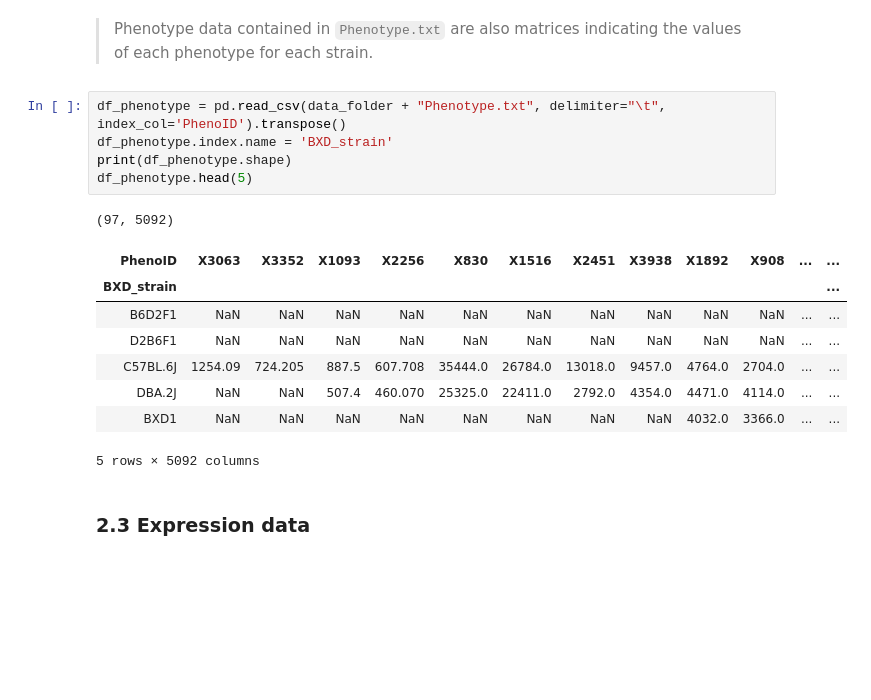
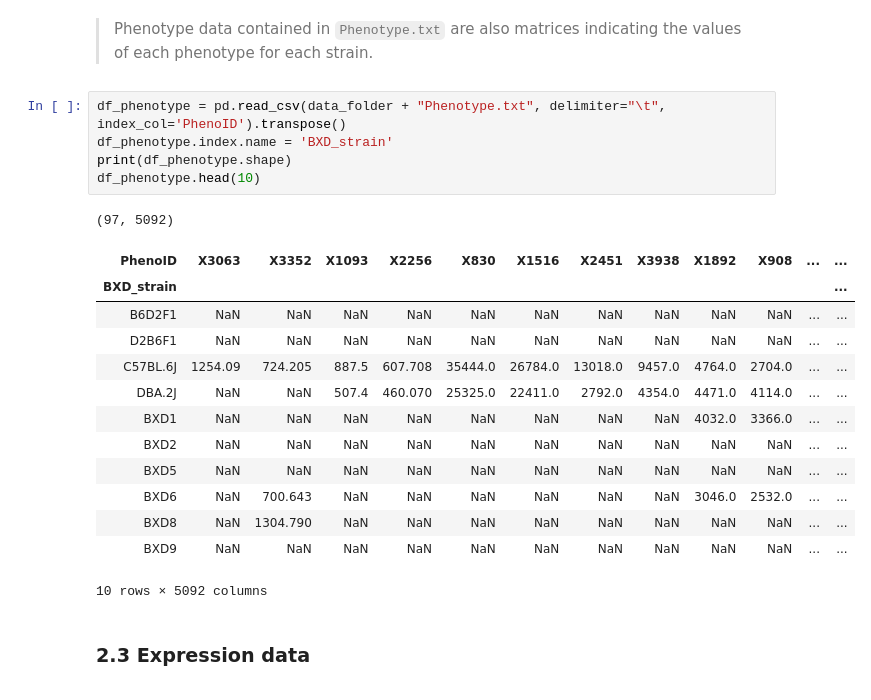
Before and after one commit to raphaelreiss/Network_tour_of_mice_genetics, a Jupyter notebook: ntds_project.ipynb, the cells around one changed output. Cells and saved outputs as stored; diff of their text form; blank space fills up the shorter version.

```diff
--- a/ntds_project.ipynb
+++ b/ntds_project.ipynb
@@ -67,18 +75,23 @@ df_genotype.head()
 # %%
 df_phenotype = pd.read_csv(data_folder + "Phenotype.txt", delimiter="\t", index_col='PhenoID').transpose()
 df_phenotype.index.name = 'BXD_strain'
 print(df_phenotype.shape)
-df_phenotype.head(5)
+df_phenotype.head(10)
 # %% [output]
 (97, 5092)
 | PhenoID | X3063 | X3352 | X1093 | X2256 | X830 | X1516 | X2451 | X3938 | X1892 | X908 | ... | ... |
 | BXD_strain |  |  |  |  |  |  |  |  |  |  |  | ... |
 | B6D2F1 | NaN | NaN | NaN | NaN | NaN | NaN | NaN | NaN | NaN | NaN | ... | ... |
 | D2B6F1 | NaN | NaN | NaN | NaN | NaN | NaN | NaN | NaN | NaN | NaN | ... | ... |
 | C57BL.6J | 1254.09 | 724.205 | 887.5 | 607.708 | 35444.0 | 26784.0 | 13018.0 | 9457.0 | 4764.0 | 2704.0 | ... | ... |
 | DBA.2J | NaN | NaN | 507.4 | 460.070 | 25325.0 | 22411.0 | 2792.0 | 4354.0 | 4471.0 | 4114.0 | ... | ... |
 | BXD1 | NaN | NaN | NaN | NaN | NaN | NaN | NaN | NaN | 4032.0 | 3366.0 | ... | ... |
+| BXD2 | NaN | NaN | NaN | NaN | NaN | NaN | NaN | NaN | NaN | NaN | ... | ... |
+| BXD5 | NaN | NaN | NaN | NaN | NaN | NaN | NaN | NaN | NaN | NaN | ... | ... |
+| BXD6 | NaN | 700.643 | NaN | NaN | NaN | NaN | NaN | NaN | 3046.0 | 2532.0 | ... | ... |
+| BXD8 | NaN | 1304.790 | NaN | NaN | NaN | NaN | NaN | NaN | NaN | NaN | ... | ... |
+| BXD9 | NaN | NaN | NaN | NaN | NaN | NaN | NaN | NaN | NaN | NaN | ... | ... |
-5 rows × 5092 columns
+10 rows × 5092 columns
 # %% [markdown]
 ### 2.3 Expression data
 <a id='expression'></a>
```
Also changed, not shown: parts of 31 cells of this notebook.
